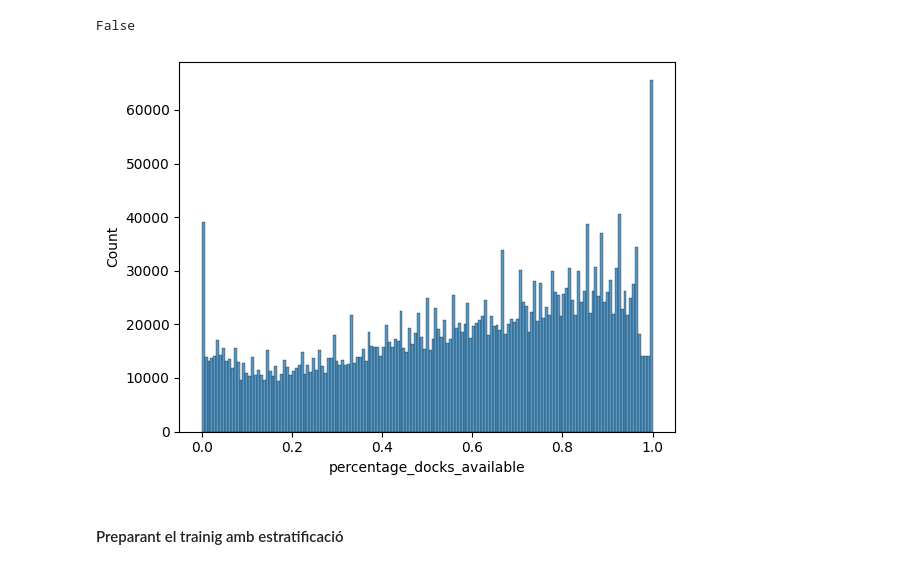
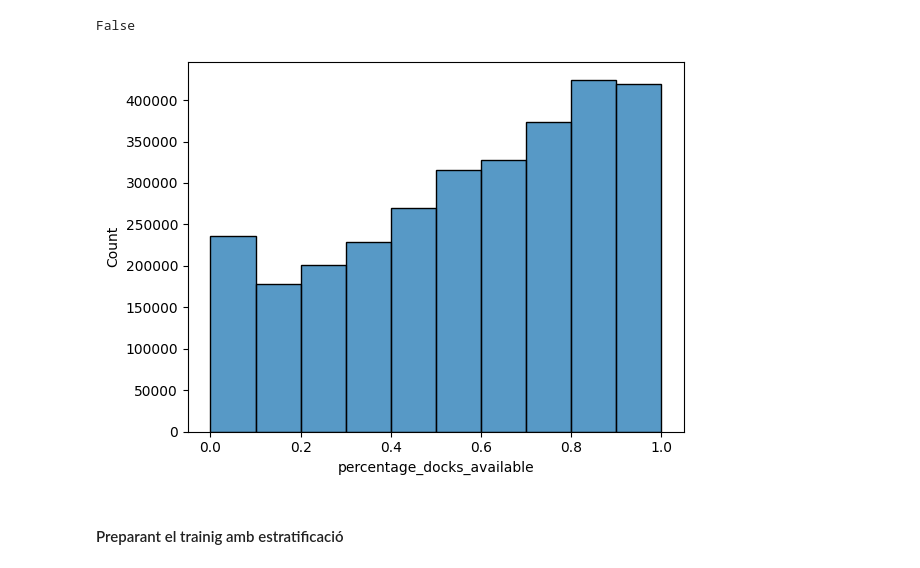
Before and after one commit to jotogi/BicingBCN, a Jupyter notebook: Bicing_2Train.ipynb, the cells around one changed output. Cells and saved outputs as stored; diff of their text form; code cells hidden in the pictures.

```diff
--- a/Bicing_2Train.ipynb
+++ b/Bicing_2Train.ipynb
@@ -87,10 +89,10 @@ dftotrain[['percentage_docks_available']].isnull().values.any()
 # %% [output]
 False
 # %%
-sns.histplot(dftotrain['percentage_docks_available'])
+sns.histplot(dftotrain['percentage_docks_available'],bins=10)
 plt.show()
 # %% [output]
-[figure, old version]
+[figure, new version]
 # %%
 def compute_score(y_true, y_pred):
     return {
```
Also changed, not shown: parts of 56 cells of this notebook.
